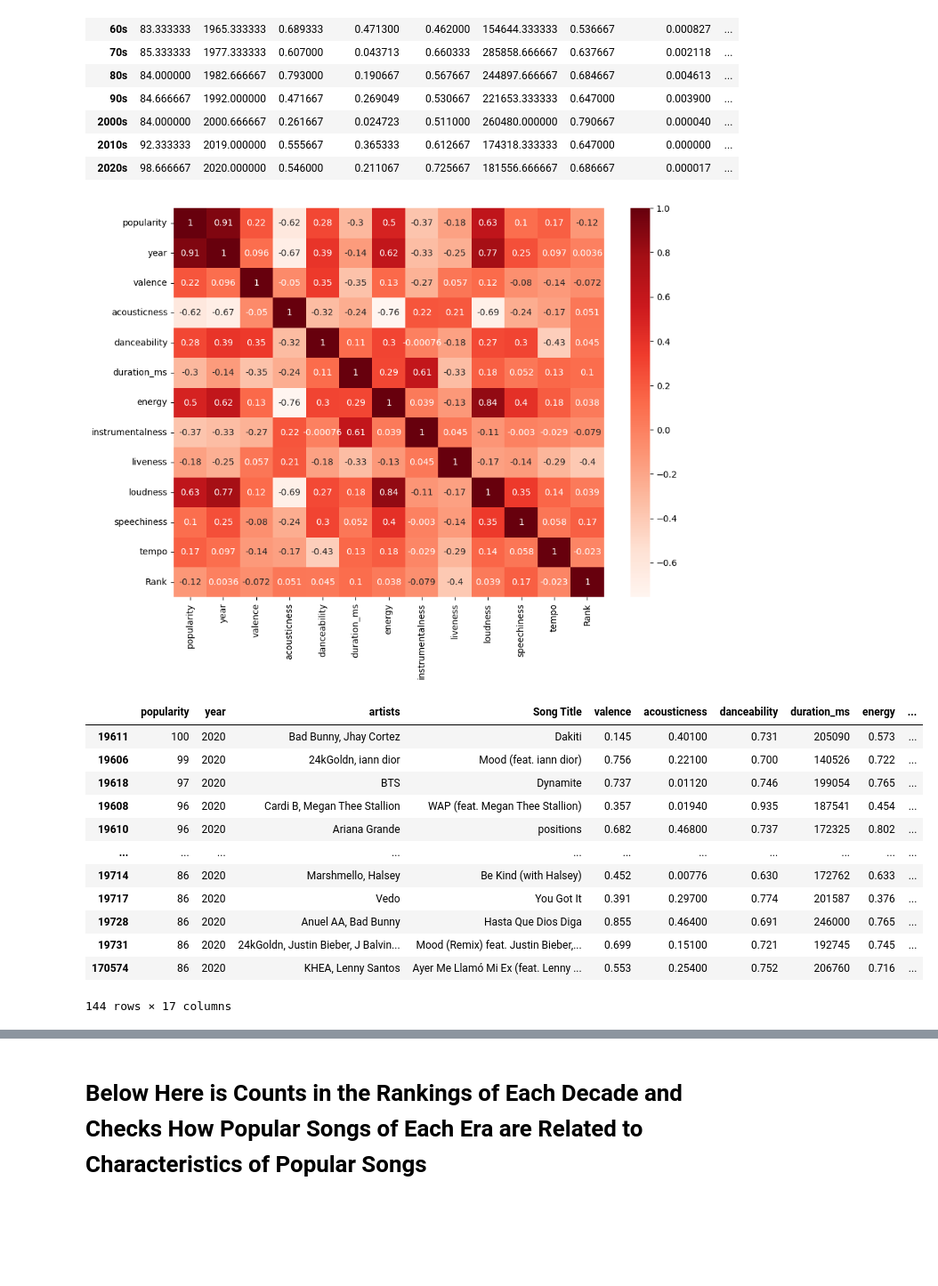
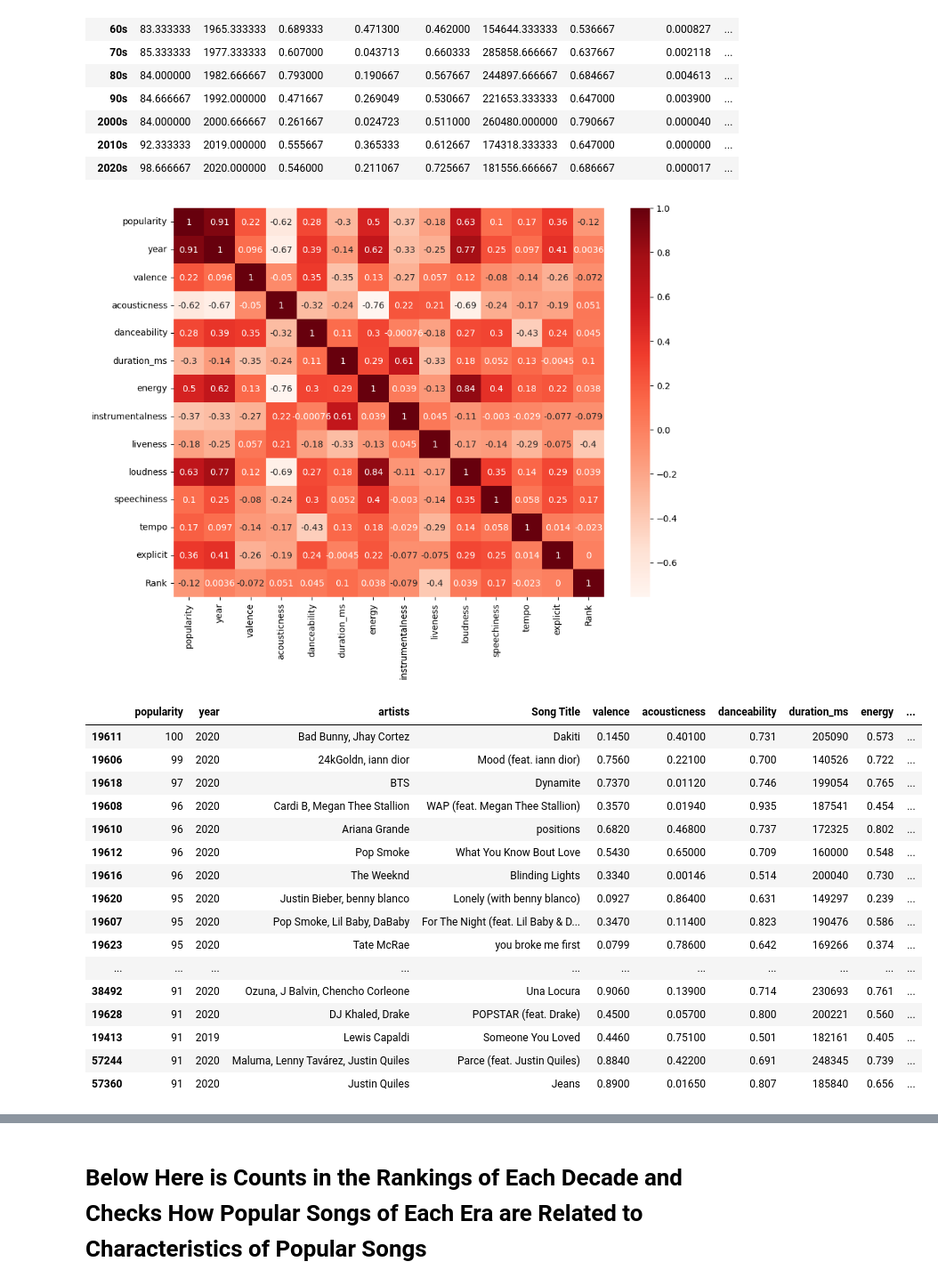
Before and after one commit to Lee88jl/Project-gt-1, a Jupyter notebook: Songs By Decades.ipynb, the cells around one changed output, grey strips where cells are left out. Shown at 89% size. Saved outputs shown, nothing was run; the diff lists cells and outputs as text; code cells hidden in the pictures; blank space fills up the shorter version.

```diff
--- a/Songs By Decades.ipynb
+++ b/Songs By Decades.ipynb
@@ -13,7 +13,7 @@ spotify_data = pd.read_csv(spotify)
 
 #Simplify the dataset to year, artists, and popularity
 cleaned_df = spotify_data[["popularity","year","artists","name", "valence", "acousticness", "danceability", "duration_ms",
-                           "energy", "instrumentalness", "liveness", "loudness", "speechiness", "tempo"]]
+                           "energy", "instrumentalness", "liveness", "loudness", "speechiness", "tempo", "explicit"]]
 cleaned_df
 # %% [output]
 |  | popularity | year | artists | name | valence | acousticness | danceability | duration_ms | energy | ... |
@@ -196,27 +204,31 @@ plt.figure(figsize=(11,8))
 sns.heatmap(corr, cmap="Reds",annot=True)
 plt.show()
 # %% [output]
-[figure, old version]
+[figure, new version]
 # %%
 #Top 50 songs regardless of the decade
-top_alltime = cleaned_df.loc[cleaned_df['popularity'] > 85]
+top_alltime = cleaned_df.loc[cleaned_df['popularity'] > 90]
 top_alltime_sort = top_alltime.sort_values(by='popularity', ascending=False)
 
 top_alltime_sort
 # %% [output]
 |  | popularity | year | artists | Song Title | valence | acousticness | danceability | duration_ms | energy | ... |
-| 19611 | 100 | 2020 | Bad Bunny, Jhay Cortez | Dakiti | 0.145 | 0.40100 | 0.731 | 205090 | 0.573 | ... |
-| 19606 | 99 | 2020 | 24kGoldn, iann dior | Mood (feat. iann dior) | 0.756 | 0.22100 | 0.700 | 140526 | 0.722 | ... |
-| 19618 | 97 | 2020 | BTS | Dynamite | 0.737 | 0.01120 | 0.746 | 199054 | 0.765 | ... |
-| 19608 | 96 | 2020 | Cardi B, Megan Thee Stallion | WAP (feat. Megan Thee Stallion) | 0.357 | 0.01940 | 0.935 | 187541 | 0.454 | ... |
-| 19610 | 96 | 2020 | Ariana Grande | positions | 0.682 | 0.46800 | 0.737 | 172325 | 0.802 | ... |
+| 19611 | 100 | 2020 | Bad Bunny, Jhay Cortez | Dakiti | 0.1450 | 0.40100 | 0.731 | 205090 | 0.573 | ... |
+| 19606 | 99 | 2020 | 24kGoldn, iann dior | Mood (feat. iann dior) | 0.7560 | 0.22100 | 0.700 | 140526 | 0.722 | ... |
+| 19618 | 97 | 2020 | BTS | Dynamite | 0.7370 | 0.01120 | 0.746 | 199054 | 0.765 | ... |
+| 19608 | 96 | 2020 | Cardi B, Megan Thee Stallion | WAP (feat. Megan Thee Stallion) | 0.3570 | 0.01940 | 0.935 | 187541 | 0.454 | ... |
+| 19610 | 96 | 2020 | Ariana Grande | positions | 0.6820 | 0.46800 | 0.737 | 172325 | 0.802 | ... |
+| 19612 | 96 | 2020 | Pop Smoke | What You Know Bout Love | 0.5430 | 0.65000 | 0.709 | 160000 | 0.548 | ... |
+| 19616 | 96 | 2020 | The Weeknd | Blinding Lights | 0.3340 | 0.00146 | 0.514 | 200040 | 0.730 | ... |
+| 19620 | 95 | 2020 | Justin Bieber, benny blanco | Lonely (with benny blanco) | 0.0927 | 0.86400 | 0.631 | 149297 | 0.239 | ... |
+| 19607 | 95 | 2020 | Pop Smoke, Lil Baby, DaBaby | For The Night (feat. Lil Baby & D... | 0.3470 | 0.11400 | 0.823 | 190476 | 0.586 | ... |
+| 19623 | 95 | 2020 | Tate McRae | you broke me first | 0.0799 | 0.78600 | 0.642 | 169266 | 0.374 | ... |
 | ... | ... | ... | ... | ... | ... | ... | ... | ... | ... | ... |
-| 19714 | 86 | 2020 | Marshmello, Halsey | Be Kind (with Halsey) | 0.452 | 0.00776 | 0.630 | 172762 | 0.633 | ... |
-| 19717 | 86 | 2020 | Vedo | You Got It | 0.391 | 0.29700 | 0.774 | 201587 | 0.376 | ... |
-| 19728 | 86 | 2020 | Anuel AA, Bad Bunny | Hasta Que Dios Diga | 0.855 | 0.46400 | 0.691 | 246000 | 0.765 | ... |
-| 19731 | 86 | 2020 | 24kGoldn, Justin Bieber, J Balvin... | Mood (Remix) feat. Justin Bieber,... | 0.699 | 0.15100 | 0.721 | 192745 | 0.745 | ... |
-| 170574 | 86 | 2020 | KHEA, Lenny Santos | Ayer Me Llamó Mi Ex (feat. Lenny ... | 0.553 | 0.25400 | 0.752 | 206760 | 0.716 | ... |
+| 38492 | 91 | 2020 | Ozuna, J Balvin, Chencho Corleone | Una Locura | 0.9060 | 0.13900 | 0.714 | 230693 | 0.761 | ... |
+| 19628 | 91 | 2020 | DJ Khaled, Drake | POPSTAR (feat. Drake) | 0.4500 | 0.05700 | 0.800 | 200221 | 0.560 | ... |
+| 19413 | 91 | 2019 | Lewis Capaldi | Someone You Loved | 0.4460 | 0.75100 | 0.501 | 182161 | 0.405 | ... |
+| 57244 | 91 | 2020 | Maluma, Lenny Tavárez, Justin Quiles | Parce (feat. Justin Quiles) | 0.8840 | 0.42200 | 0.691 | 248345 | 0.739 | ... |
+| 57360 | 91 | 2020 | Justin Quiles | Jeans | 0.8900 | 0.01650 | 0.807 | 185840 | 0.656 | ... |
-144 rows × 17 columns
 # %%
 corr = top_alltime_sort.corr()
 
```
Also changed, not shown: parts of 11 cells of this notebook, 5 other files.
